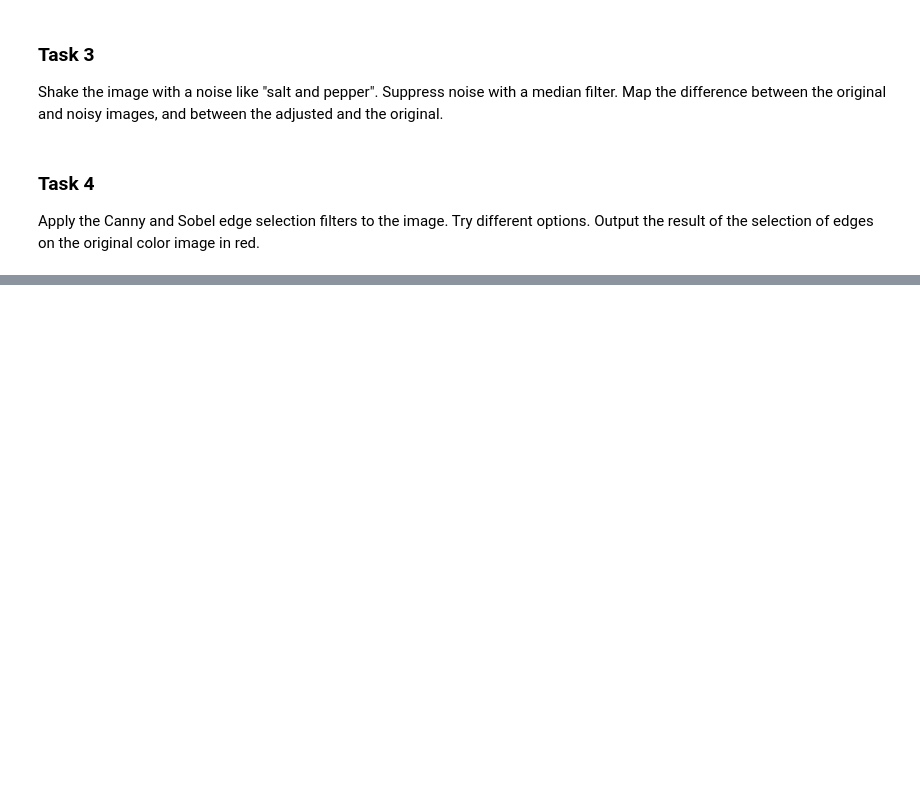
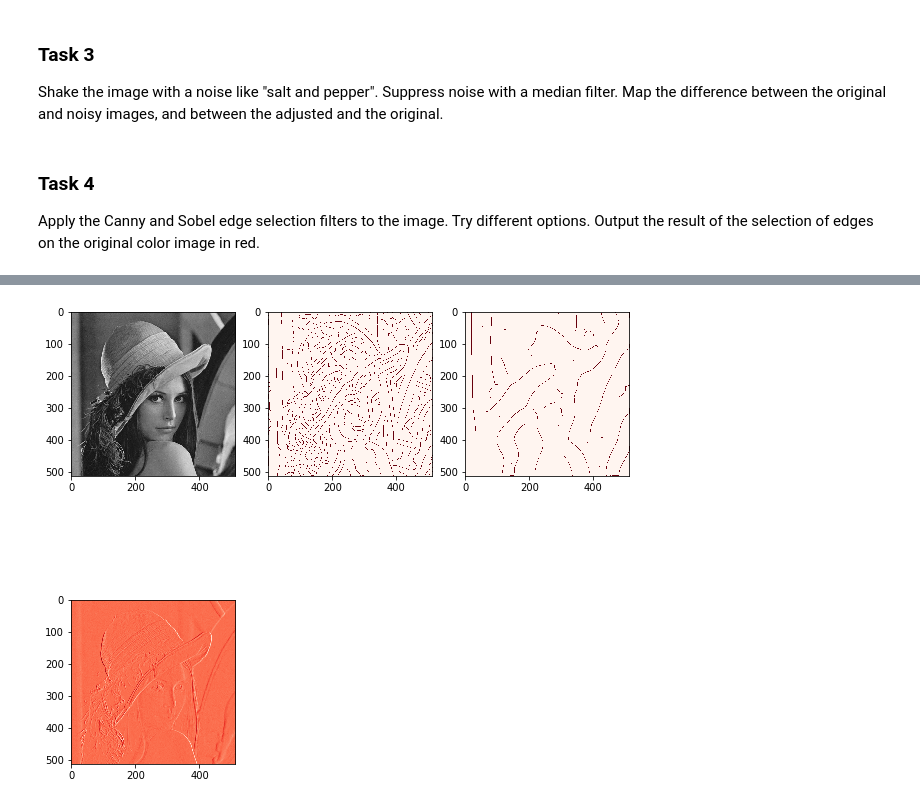
Before and after one commit to aminanima/Machine-Vision, a Jupyter notebook: midterm/task4/Midterm CV.ipynb, the cells around one changed output, grey strips where cells are left out. Drawn from its saved outputs; the diff is of its cells as text; code cells hidden in the pictures; blank space fills up the shorter version.

```diff
--- a/midterm/task4/Midterm CV.ipynb
+++ b/midterm/task4/Midterm CV.ipynb
@@ -73,0 +78,29 @@ plt.show()
+# %%
+
+import numpy as np
+import matplotlib.pyplot as plt
+import scipy.misc as img
+from scipy import ndimage as nimg
+import random
+from skimage import feature
+
+im = img.imread("lena_cover.jpg", mode = 'F')
+
+image = feature.canny(im, sigma = 5)
+image2 = feature.canny(im, sigma = 20)
+
+image3 = nimg.sobel(im)
+
+fig = plt.figure(figsize = (10, 15))
+
+plt.subplot(331)
+plt.imshow(im, cmap='gray')
+plt.subplot(332)
+plt.imshow(image, cmap='Reds')
+plt.subplot(333)
+plt.imshow(image2, cmap='Reds')
+plt.subplot(334)
+plt.imshow(image3 ,cmap='Reds')
+plt.show()
+# %% [output]
+[figure, added]
```
Also changed, not shown: parts of 2 cells of this notebook.
